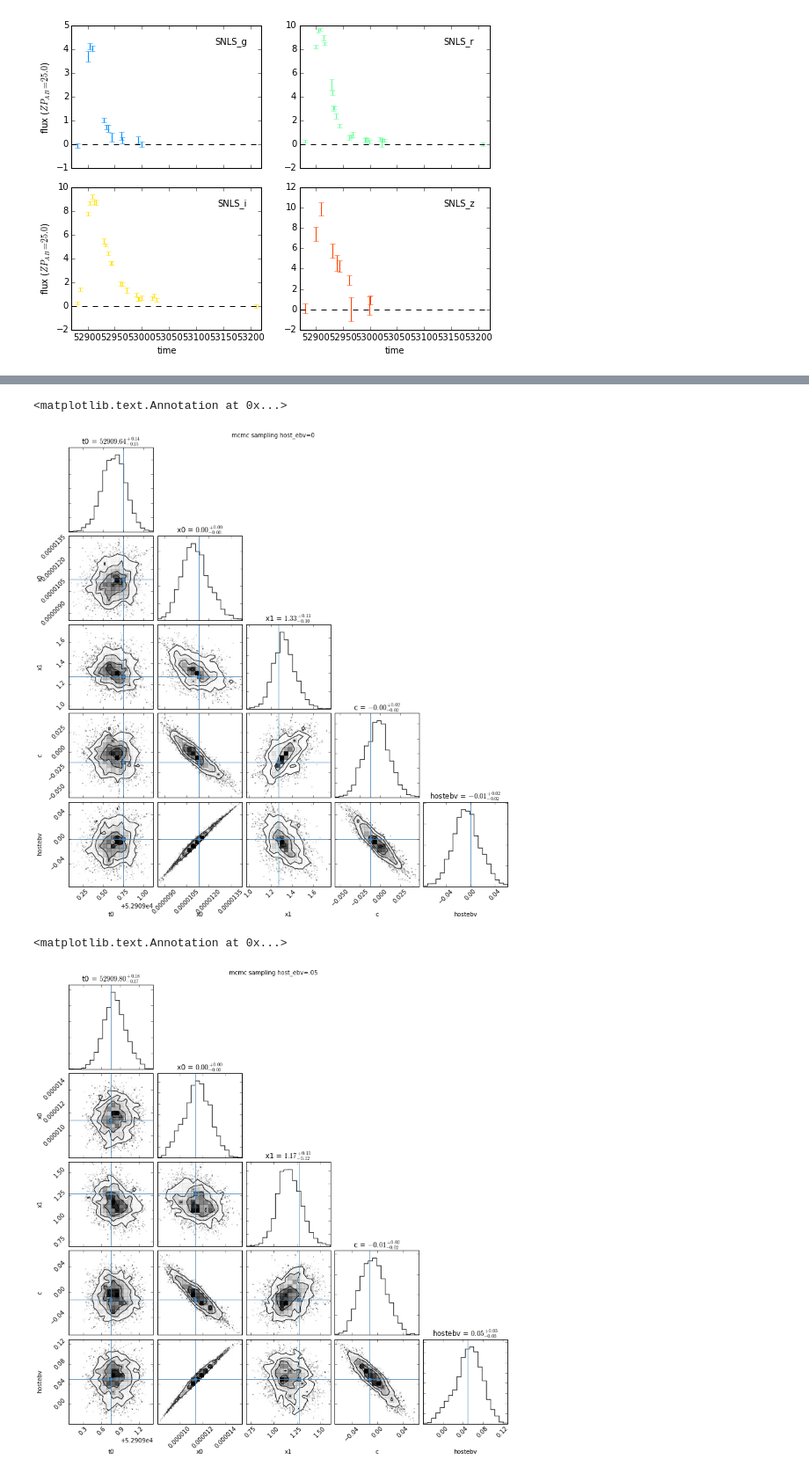
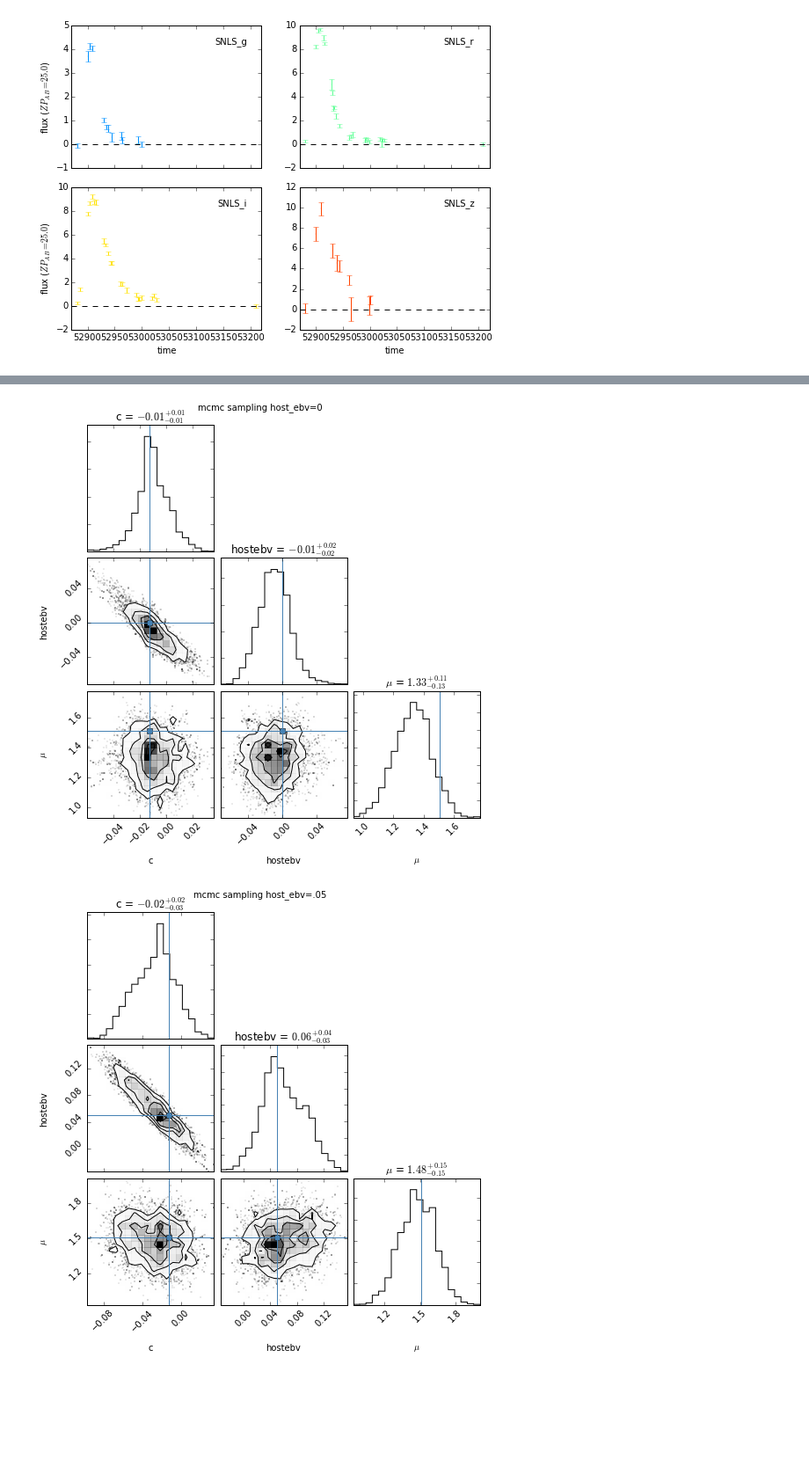
Before and after one commit to rbiswas4/sncosmo_lc_analysis, a Jupyter notebook: scripts/jla_lc.ipynb, the cells around one changed output, grey strips where cells are left out. Shown at 88% size. Drawn from its saved outputs; the diff is of its cells as text; code cells hidden in the pictures; blank space fills up the shorter version.

Commit message:
added notebook that generates corner plots but with mu instead of x0, x1 separately

```diff
--- a/scripts/jla_lc.ipynb
+++ b/scripts/jla_lc.ipynb
@@ -126,0 +158,21 @@ mcmc_ext_samples = mcmc_res_ext.samples
+# %%
+ext_dict['x0'] = mcmc_ext_samples[:,1]
+ext_dict['x1'] = mcmc_ext_samples[:,2]
+ext_dict['c'] = mcmc_ext_samples[:,3]
+ext_dict['hostebv'] = mcmc_ext_samples[:,4]
+ext_dict['mu'] = mB* + alpha * ext_dict['x1'] + beta * ext_dict['c']
+# %%
+noext_arr = []
+mcmc_arr =[]
+ext_arr = []
+# %%
+noext_arr.append(noext_dict['c'])
+noext_arr.append(noext_dict['mu'])
+
+mcmc_arr.append(mcmc_dict['c'])
+mcmc_arr.append(mcmc_dict['hostebv'])
+mcmc_arr.append(mcmc_dict['mu'])
+
+ext_arr.append(ext_dict['c'])
+ext_arr.append(ext_dict['hostebv'])
+ext_arr.append(ext_dict['mu'])
@@ -127,32 +196,28 @@ mcmc_ext_samples = mcmc_res_ext.samples
 # %%
-figure = triangle.corner(mcmc_samples, labels=[mcmc[0], mcmc[1], mcmc[2], mcmc[3], mcmc[4]],
-                         truths=[model.get(mcmc[0]), model.get(mcmc[1]),
-                                 model.get(mcmc[2]), model.get(mcmc[3]),
-                                 model.get(mcmc[4])],
-                         range=mcmc_ndim*[0.9999], show_titles=True, title_args={"fontsize": 12},
+figure = triangle.corner(np.transpose(mcmc_arr), labels=['c','hostebv', r'$\mu$'],
+                         truths=[model.get('c'), model.get('hostebv'),
+                                 mB* + alpha * model.get('x1') + beta * model.get('c')],
+                         range=3*[0.9999], show_titles=True, title_args={"fontsize": 12},
                          hist_kwargs={'normed':True})
 
 figure.gca().annotate("mcmc sampling host_ebv=0", xy=(0.5, 1.0), xycoords="figure fraction",
                       xytext=(0, -5), textcoords="offset points",
                       ha="center", va="top")
+
+figure.savefig('mcmc.png')
 # %% [output]
-<matplotlib.text.Annotation at 0x...>
-[figure, old version]
+[figure, new version]
 # %%
-figure = triangle.corner(mcmc_ext_samples, labels=[mcmc_ext[0],
-                                                   mcmc_ext[1],
-                                                   mcmc_ext[2],
-                                                   mcmc_ext[3],
-                                                   mcmc_ext[4]],
-                         truths=[model_ext.get(mcmc_ext[0]), model_ext.get(mcmc_ext[1]),
-                                 model_ext.get(mcmc_ext[2]), model_ext.get(mcmc_ext[3]),
-                                 model_ext.get(mcmc_ext[4])],
-                         range=mcmc_ext_ndim*[0.9999], show_titles=True, title_args={"fontsize": 12},
+figure = triangle.corner(np.transpose(ext_arr), labels=['c','hostebv', r'$\mu$'],
+                         truths=[model_ext.get('c'), model_ext.get('hostebv'),
+                                 mB* + alpha * model_ext.get('x1') + beta * model_ext.get('c')],
+                         range=3*[0.9999], show_titles=True, title_args={"fontsize": 12},
                          hist_kwargs={'normed':True})
 
 figure.gca().annotate("mcmc sampling host_ebv=.05", xy=(0.5, 1.0), xycoords="figure fraction",
                       xytext=(0, -5), textcoords="offset points",
                       ha="center", va="top")
+
+figure.savefig('ext.png')
 # %% [output]
-<matplotlib.text.Annotation at 0x...>
-[figure, old version]
+[figure, new version]
```
Also changed, not shown: parts of 12 cells of this notebook.
